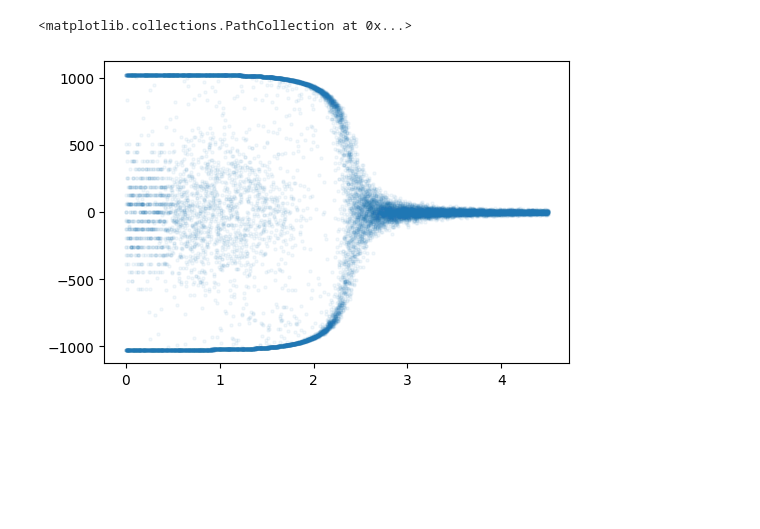
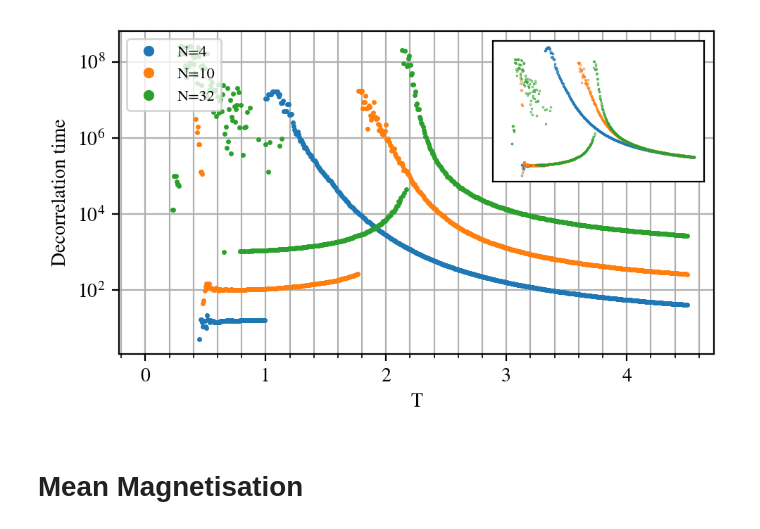
Before and after one commit to ashmat98/ising-model, a Jupyter notebook: python/Results.ipynb, the cells around one changed output. Cells and saved outputs as stored; diff of their text form; code cells hidden in the pictures; blank space fills up the shorter version.

```diff
--- a/python/Results.ipynb
+++ b/python/Results.ipynb
@@ -31,8 +75,29 @@ plt.legend()
-# %%
-with open("dumps/32x32-rangeMT-rand.pkl", "rb") as f:
-    Ts, meanMs = pickle.load(f)
-# %%
-plt.scatter(Ts, meanMs, marker="o", s=5, alpha=0.05)
-# %% [output]
-<matplotlib.collections.PathCollection at 0x...>
-[figure, removed]
+# %%
+
+kws = dict(lw=1, elinewidth=0.9)
+fig= plt.figure(figsize=(5,3), dpi=200)
+ax = plt.gca()
+# ax = pl
+
+plt.minorticks_on()
+plt.grid(which="both", axis="x")
+plt.grid(which="major", axis="y")
+for N in [4,10,32]:
+    plt.plot(T[N], M[N], ".", ms=3,label=f"N={N}")
+#     plt.plot(T[N], [relaxation_time_normalized(x)*N*N for x in T[N]], "--")
+ax.set_yscale("log")
+plt.legend(loc="upper left", markerscale=3, fontsize=8)
+plt.xlabel("T")
+plt.ylabel("Decorrelation time")
+plt.tight_layout()
+
+axins = inset_axes(ax, width=1.5, height=1)
+for N in [4,10,32]:
+    plt.plot(T[N], M[N]/N**2, ".", ms=0.5,label=f"N={N}")
+axins.set_yscale("log")
+axins.tick_params(tick1On=False,labelleft=False, labelbottom=False)
+plt.savefig("figs/autocorr.pdf")
+# %% [output]
+[figure, added]
+# %% [markdown]
+# Mean Magnetisation
```
Also changed, not shown: parts of 12 cells of this notebook, 5 other files.
